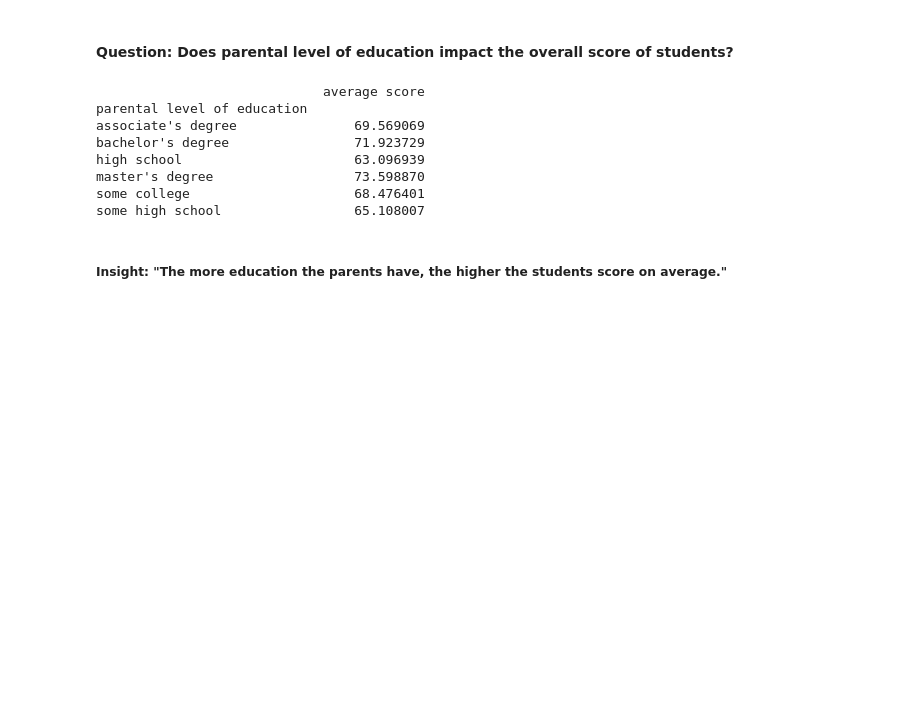
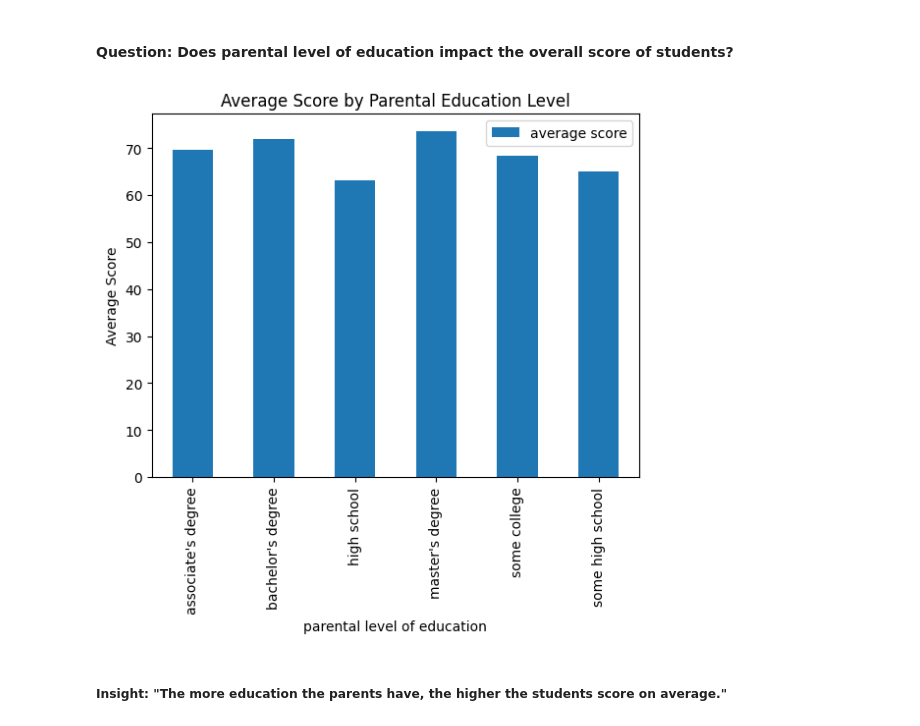
Before and after one commit to prakriti-pokharel/python-practice, a Jupyter notebook: day20.ipynb, the cells around one changed output. Saved outputs shown, nothing was run; the diff lists cells and outputs as text; code cells hidden in the pictures; blank space fills up the shorter version.

```diff
--- a/day20.ipynb
+++ b/day20.ipynb
@@ -5,16 +23,15 @@ df = pd.read_csv("StudentsPerformance.csv")
 #### Question: Does parental level of education impact the overall score of students?
 # %%
 df["average score"] = (df["math score"] + df["reading score"] + df["writing score"]) / 3
-print(df.groupby("parental level of education")[["average score"]].mean())
+
+#initial day20 code: print(df.groupby("parental level of education")[["average score"]].mean())
+
+df.groupby("parental level of education")[['average score']].mean().plot(kind='bar')
+plt.title("Average Score by Parental Education Level")
+plt.ylabel("Average Score")
+plt.show()
 # %% [output]
-                             average score
-parental level of education
-associate's degree               69.569069
-bachelor's degree                71.923729
-high school                      63.096939
-master's degree                  73.598870
-some college                     68.476401
-some high school                 65.108007
+[figure, added]
 # %% [markdown]
 ##### Insight: "The more education the parents have, the higher the students score on average."
 # %% [markdown]
```
Also changed, not shown: parts of 6 cells of this notebook.
